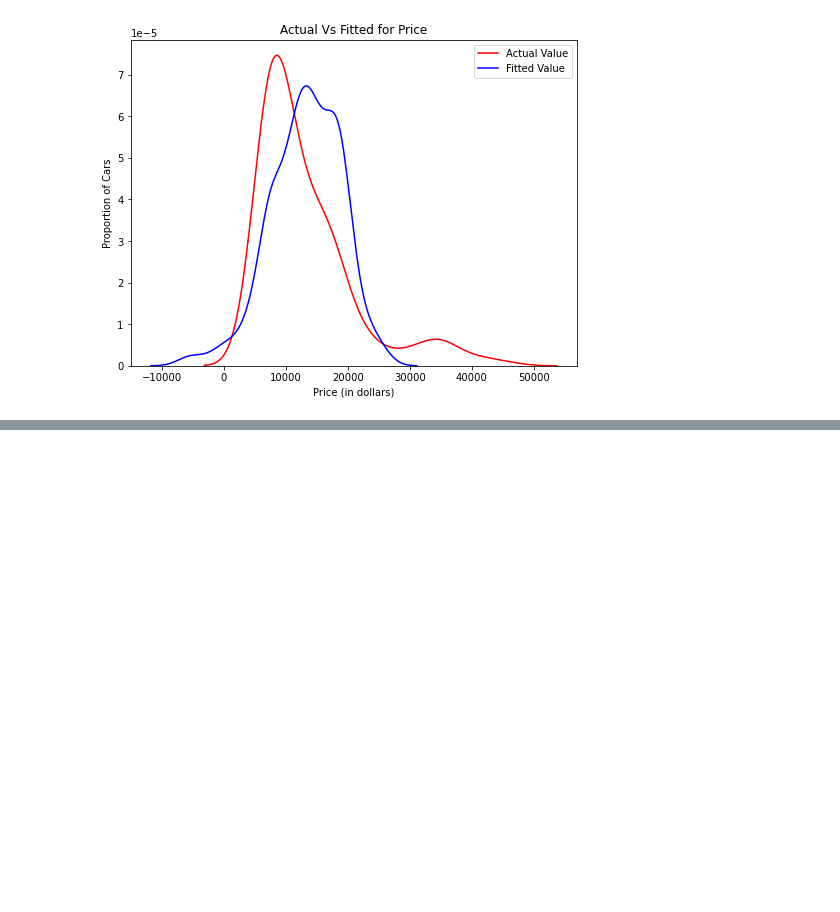
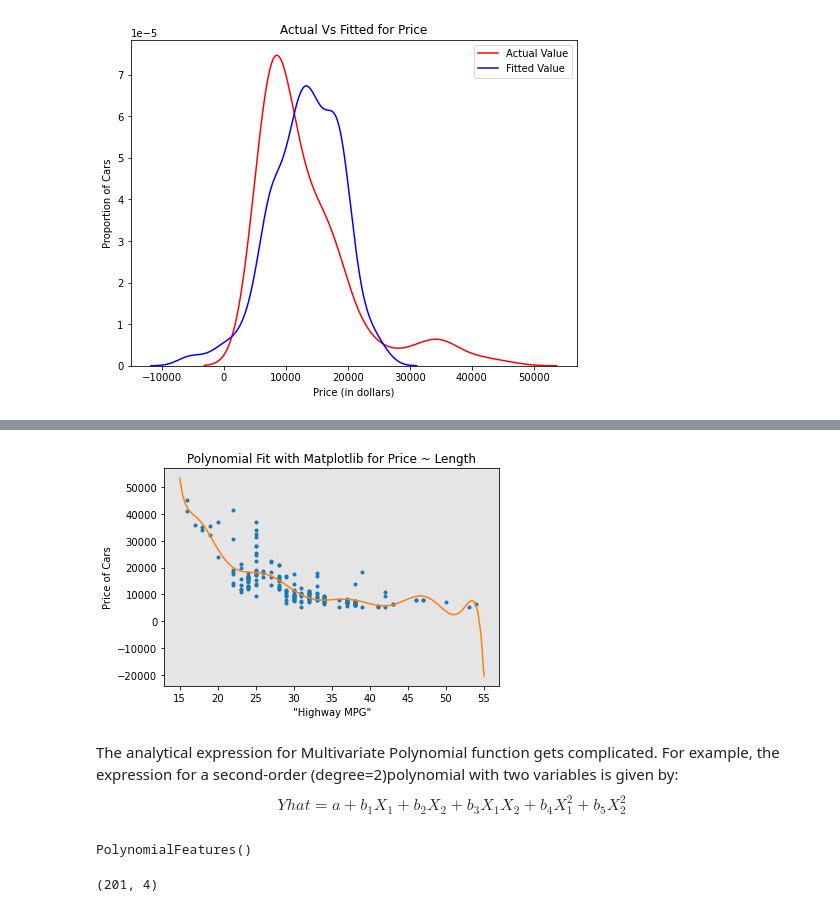
Before and after one commit to ShivamBhosale/100DaysOfCode_V2, a Jupyter notebook: Data_Analysis/sklearnModelDevelopment.ipynb, the cells around one changed output, grey strips where cells are left out. Drawn from its saved outputs; the diff is of its cells as text; code cells hidden in the pictures; blank space fills up the shorter version.

```diff
--- a/Data_Analysis/sklearnModelDevelopment.ipynb
+++ b/Data_Analysis/sklearnModelDevelopment.ipynb
@@ -295,0 +365,9 @@ plt.legend(loc="best")
+# %%
+PlotPolly(p1,x,y,'"Highway MPG"')
+# %% [output]
+[figure, added]
+# %% [markdown]
+The analytical expression for Multivariate Polynomial function gets complicated. For example, the expression for a second-order (degree=2)polynomial with two variables is given by:
+$$
+Yhat = a + b_1 X_1 +b_2 X_2 +b_3 X_1 X_2+b_4 X_1^2+b_5 X_2^2
+$$
@@ -295,0 +376,5 @@ plt.legend(loc="best")
+# %%
+pr = PolynomialFeatures(degree=2)
+pr
+# %% [output]
+PolynomialFeatures()
@@ -295,0 +383,4 @@ plt.legend(loc="best")
+# %%
+Z.shape
+# %% [output]
+(201, 4)
```
Also changed, not shown: parts of 32 cells of this notebook.
